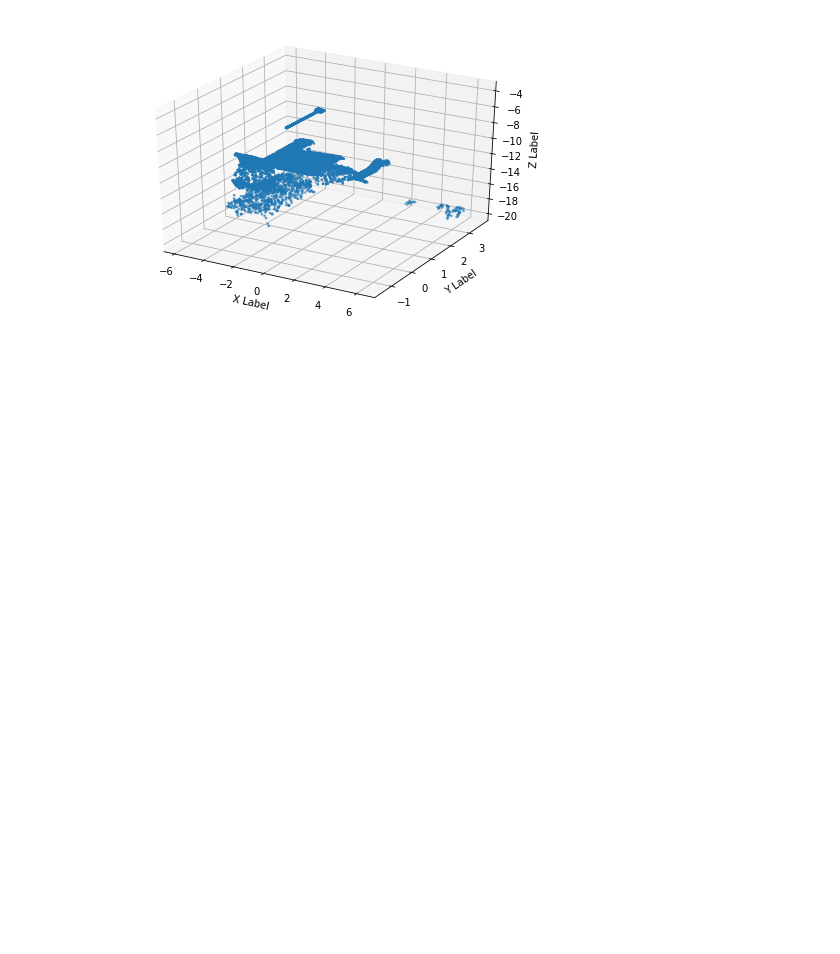
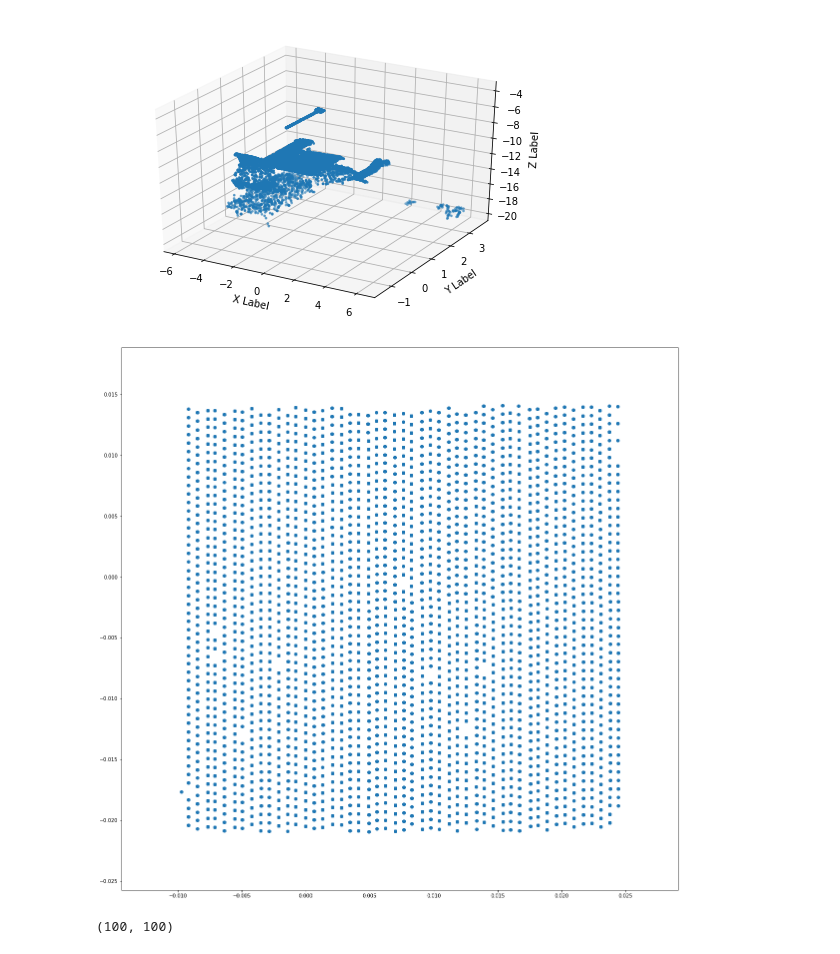
Before and after one commit to leelabcnbc/leelab-toolbox, a Jupyter notebook: examples/stereo_utexas.ipynb, the cells around one changed output. Drawn from its saved outputs; the diff is of its cells as text; code cells hidden in the pictures; blank space fills up the shorter version.

```diff
--- a/examples/stereo_utexas.ipynb
+++ b/examples/stereo_utexas.ipynb
@@ -94,3 +95,27 @@ ax.set_zlabel('Z Label')
 plt.show()
 # %% [output]
 [figure]
+# %%
+# let's select the center of the patch, and see their project on Z=-1 plane.
+# to see where they are.
+selector = slice(500,600), slice(900,1000)
+x_new, y_new, z_new = scene_struct['x'][selector].copy(), scene_struct['y'][selector].copy(), scene_struct['z'][selector].copy()
+# then normalize x, y according to z.
+assert np.all(z_new < 0)
+# then compute z's normal for each pixel
+x_new/=-z_new
+y_new/=-z_new
+z_new/=-z_new
+assert np.allclose(z_new, -1, atol=1e-3)
+plt.close('all')
+plt.figure(figsize=(20,20))
+plt.scatter(x_new.ravel(), y_new.ravel())
+plt.show()
+# so as you can see, this dataset is very different from ours.
+# it's uniform in the Cartesian coordinate system, roughly...
+# %% [output]
+[figure, added]
+# %%
+z_new.shape
+# %% [output]
+(100, 100)
```
Also changed, not shown: parts of 7 cells of this notebook.
